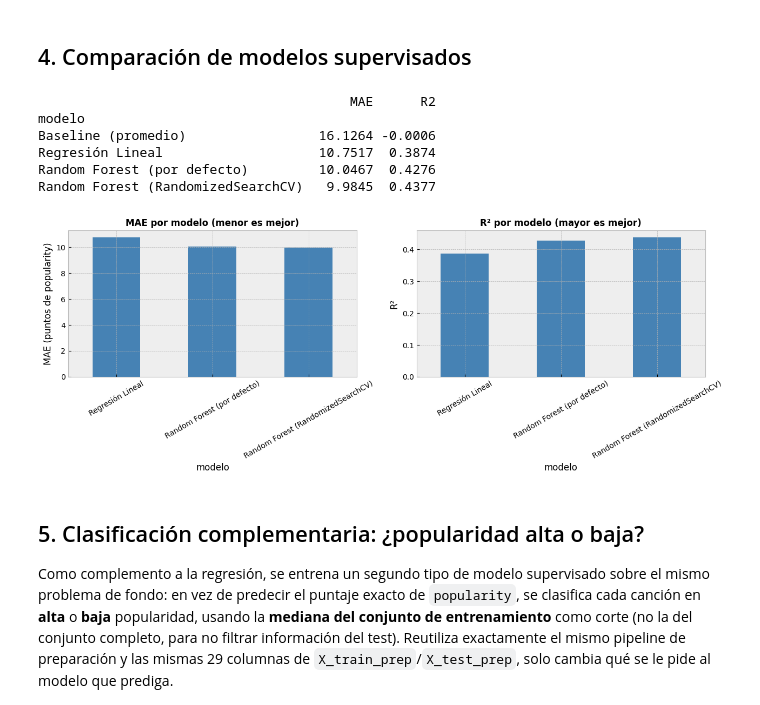
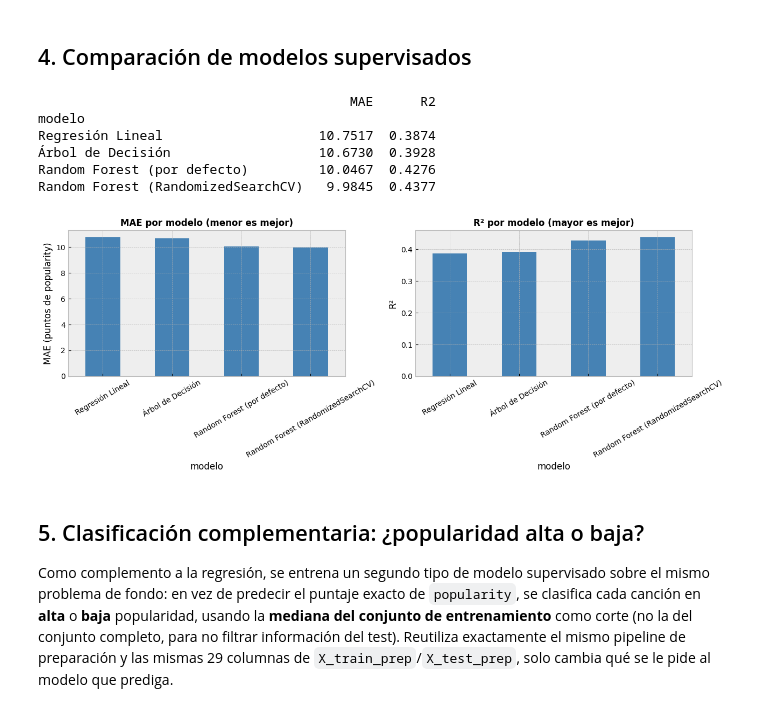
Before and after one commit to Felipe-Ahumada/Spotify-Tracks-Dataset, a Jupyter notebook: notebooks/modelamiento.ipynb, the cells around one changed output. Cells and saved outputs as stored; diff of their text form; code cells hidden in the pictures.

Commit message:
Se agrega árbol de decisión + arreglos en presentación e informe

```diff
--- a/notebooks/modelamiento.ipynb
+++ b/notebooks/modelamiento.ipynb
@@ -487,34 +533,29 @@ de la canción.
 # %%
 tabla_resultados = pd.DataFrame(resultados).set_index('modelo')
 print(tabla_resultados.round(4))
 
-# La línea base ingenua queda en la tabla (es el piso de comparación), pero se excluye de los
-# gráficos: su escala (R²≈0, MAE≈16) aplana visualmente las diferencias entre los 3 modelos
-# entrenados, que es lo que interesa comparar acá.
-tabla_modelos = tabla_resultados.drop(index='Baseline (promedio)')
-
 fig, axes = plt.subplots(1, 2, figsize=(13, 5))
-tabla_modelos['MAE'].plot(kind='bar', ax=axes[0], color='steelblue')
+tabla_resultados['MAE'].plot(kind='bar', ax=axes[0], color='steelblue')
 axes[0].set_title('MAE por modelo (menor es mejor)', fontsize=12, fontweight='bold')
 axes[0].set_ylabel('MAE (puntos de popularity)')
 axes[0].tick_params(axis='x', rotation=30)
 
-tabla_modelos['R2'].plot(kind='bar', ax=axes[1], color='steelblue')
+tabla_resultados['R2'].plot(kind='bar', ax=axes[1], color='steelblue')
 axes[1].set_title('R² por modelo (mayor es mejor)', fontsize=12, fontweight='bold')
 axes[1].set_ylabel('R²')
 axes[1].tick_params(axis='x', rotation=30)
 
 plt.tight_layout()
 plt.savefig('../images/comparacion_modelos.png', dpi=150, bbox_inches='tight')
 plt.show()
 # %% [output]
                                         MAE      R2
 modelo
-Baseline (promedio)                 16.1264 -0.0006
 Regresión Lineal                    10.7517  0.3874
+Árbol de Decisión                   10.6730  0.3928
 Random Forest (por defecto)         10.0467  0.4276
 Random Forest (RandomizedSearchCV)   9.9845  0.4377
-[figure, old version]
+[figure, new version]
 # %% [markdown]
 ## 5. Clasificación complementaria: ¿popularidad alta o baja?
 
```
Also changed, not shown: parts of 15 cells of this notebook, 7 other files.
